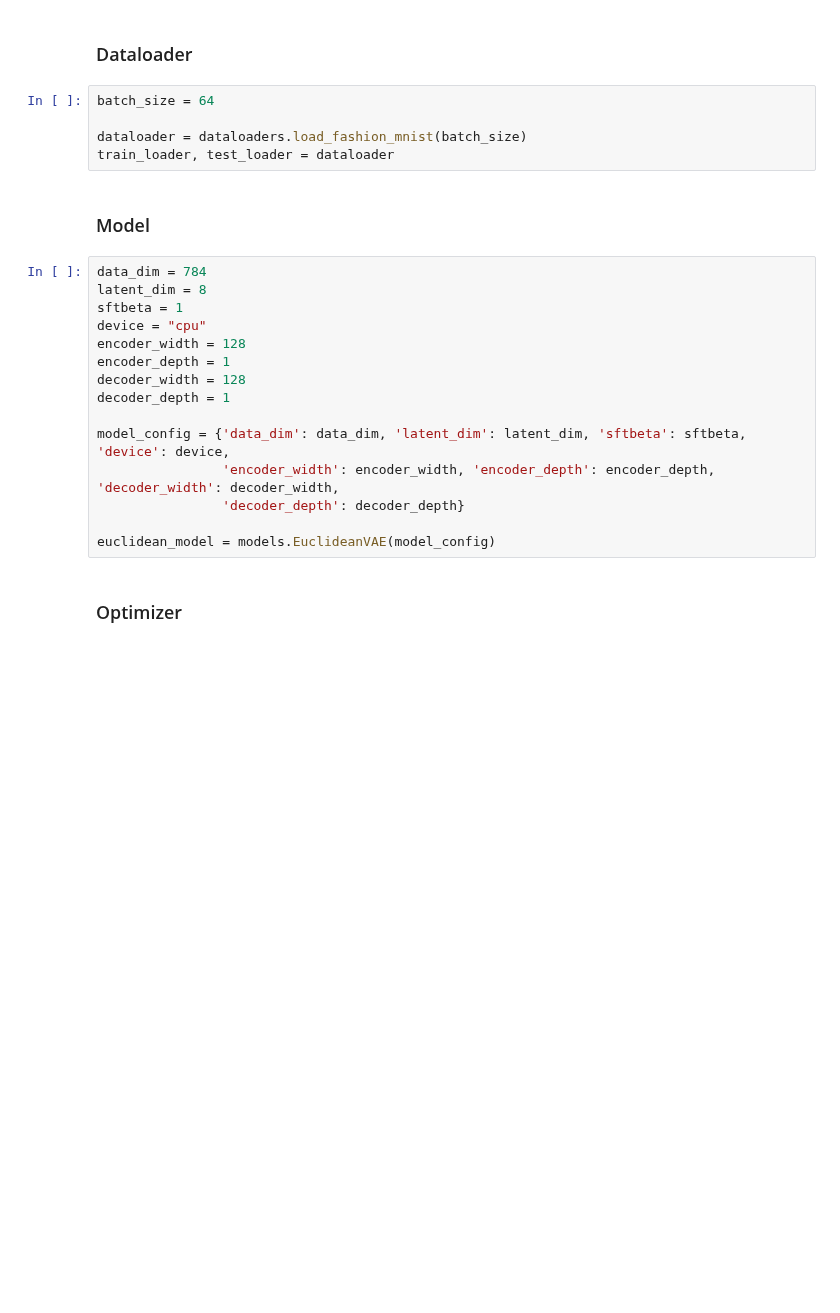
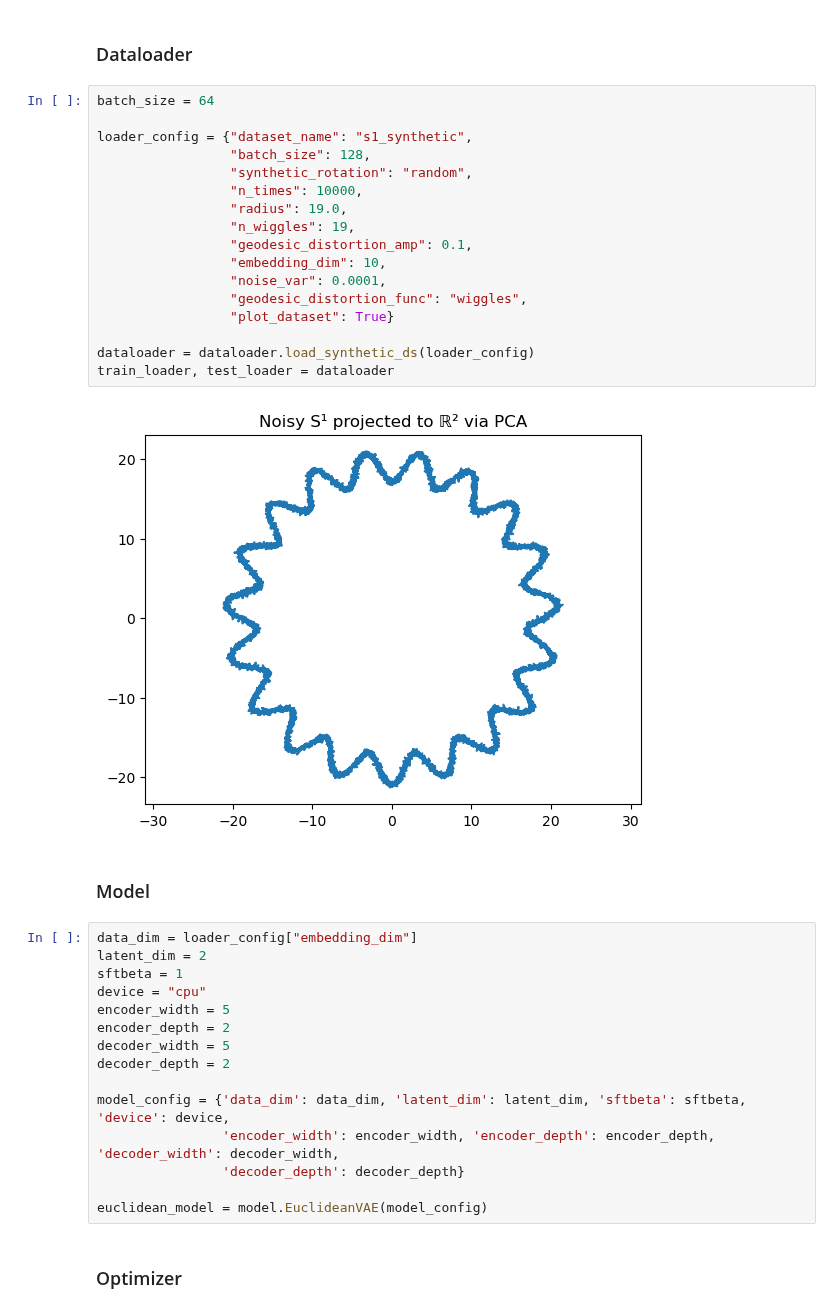
Before and after one commit to graeps/TopoGeoAEs, a Jupyter notebook: experiments/euclidean_vae.ipynb, the cells around one changed output. Drawn from its saved outputs; the diff is of its cells as text; blank space fills up the shorter version.

```diff
--- a/experiments/euclidean_vae.ipynb
+++ b/experiments/euclidean_vae.ipynb
@@ -35,25 +37,39 @@ np.random.seed(42)
 # %%
 batch_size = 64
 
-dataloader = dataloaders.load_fashion_mnist(batch_size)
+loader_config = {"dataset_name": "s1_synthetic",
+                 "batch_size": 128,
+                 "synthetic_rotation": "random",
+                 "n_times": 10000,
+                 "radius": 19.0,
+                 "n_wiggles": 19,
+                 "geodesic_distortion_amp": 0.1,
+                 "embedding_dim": 10,
+                 "noise_var": 0.0001,
+                 "geodesic_distortion_func": "wiggles",
+                 "plot_dataset": True}
+
+dataloader = dataloader.load_synthetic_ds(loader_config)
 train_loader, test_loader = dataloader
+# %% [output]
+[figure, added]
 # %% [markdown]
 ### Model
 # %%
-data_dim = 784
-latent_dim = 8
+data_dim = loader_config["embedding_dim"]
+latent_dim = 2
 sftbeta = 1
 device = "cpu"
-encoder_width = 128
-encoder_depth = 1
-decoder_width = 128
-decoder_depth = 1
+encoder_width = 5
+encoder_depth = 2
+decoder_width = 5
+decoder_depth = 2
 
 model_config = {'data_dim': data_dim, 'latent_dim': latent_dim, 'sftbeta': sftbeta, 'device': device,
                 'encoder_width': encoder_width, 'encoder_depth': encoder_depth, 'decoder_width': decoder_width,
                 'decoder_depth': decoder_depth}
 
-euclidean_model = models.EuclideanVAE(model_config)
+euclidean_model = model.EuclideanVAE(model_config)
 # %% [markdown]
 ### Optimizer
 # %%
```
Also changed, not shown: parts of 6 cells of this notebook, 13 other files.
